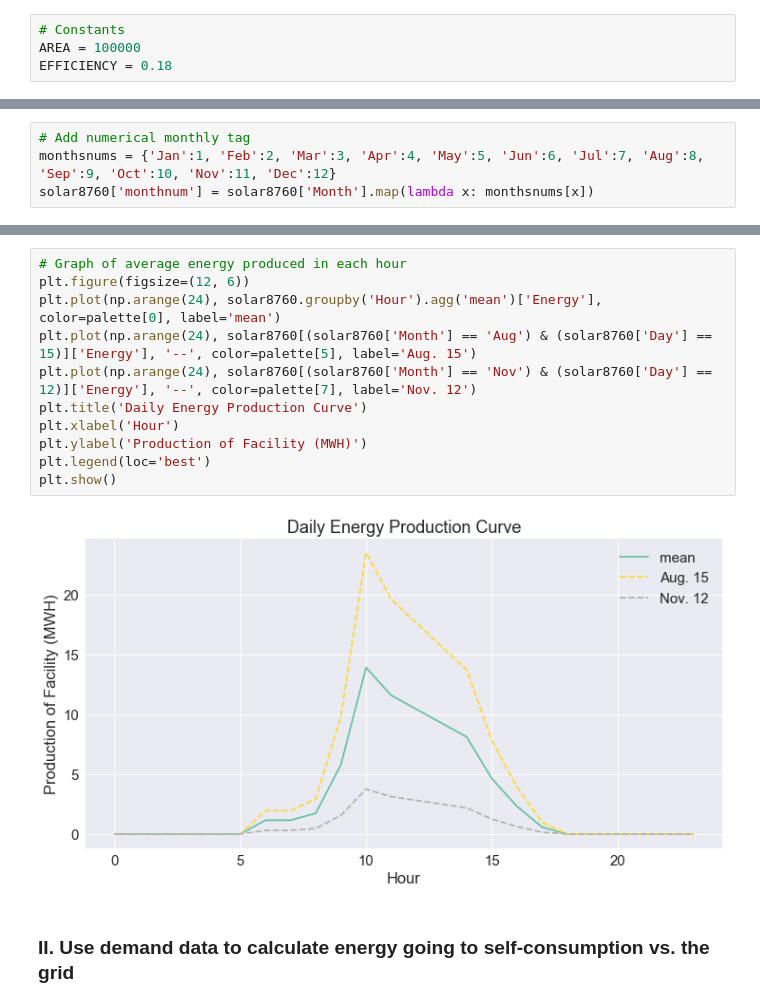
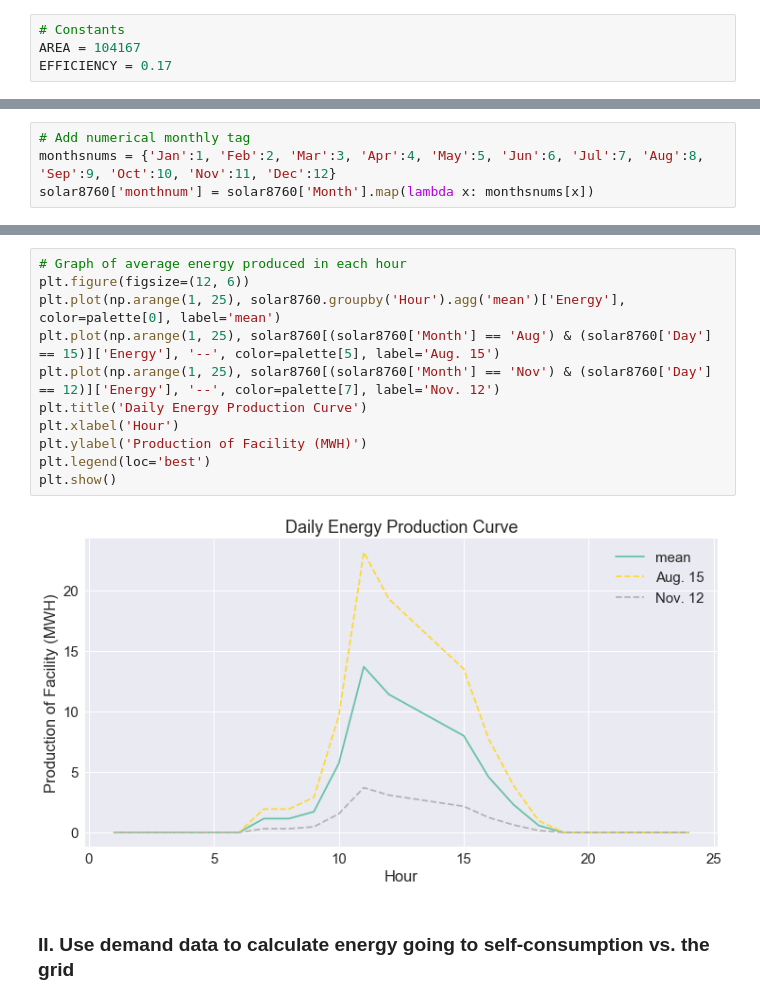
Before and after one commit to emilylaiken/espp90s-solar, a Jupyter notebook: chinasolar.ipynb, the cells around one changed output, grey strips where cells are left out. Saved outputs shown, nothing was run; the diff lists cells and outputs as text.

```diff
--- a/chinasolar.ipynb
+++ b/chinasolar.ipynb
@@ -12,8 +12,8 @@ palette = sns.color_palette("Set2", 10)
 ### I. Use solar irradiation data to generate 8760
 # %%
 # Constants
-AREA = 100000
-EFFICIENCY = 0.18
+AREA = 104167
+EFFICIENCY = 0.17
 # %%
 # Read in daily solar radiation data
 solardaily = pd.read_csv('chinasolar.csv')
@@ -77,16 +77,16 @@ plt.show()
 # %%
 # Graph of average energy produced in each hour
 plt.figure(figsize=(12, 6))
-plt.plot(np.arange(24), solar8760.groupby('Hour').agg('mean')['Energy'], color=palette[0], label='mean')
-plt.plot(np.arange(24), solar8760[(solar8760['Month'] == 'Aug') & (solar8760['Day'] == 15)]['Energy'], '--', color=palette[5], label='Aug. 15')
-plt.plot(np.arange(24), solar8760[(solar8760['Month'] == 'Nov') & (solar8760['Day'] == 12)]['Energy'], '--', color=palette[7], label='Nov. 12')
+plt.plot(np.arange(1, 25), solar8760.groupby('Hour').agg('mean')['Energy'], color=palette[0], label='mean')
+plt.plot(np.arange(1, 25), solar8760[(solar8760['Month'] == 'Aug') & (solar8760['Day'] == 15)]['Energy'], '--', color=palette[5], label='Aug. 15')
+plt.plot(np.arange(1, 25), solar8760[(solar8760['Month'] == 'Nov') & (solar8760['Day'] == 12)]['Energy'], '--', color=palette[7], label='Nov. 12')
 plt.title('Daily Energy Production Curve')
 plt.xlabel('Hour')
 plt.ylabel('Production of Facility (MWH)')
 plt.legend(loc='best')
 plt.show()
 # %% [output]
-[figure, old version]
+[figure, new version]
 # %% [markdown]
 ### II. Use demand data to calculate energy going to self-consumption vs. the grid
 # %%
```
Also changed, not shown: parts of 19 cells of this notebook.
